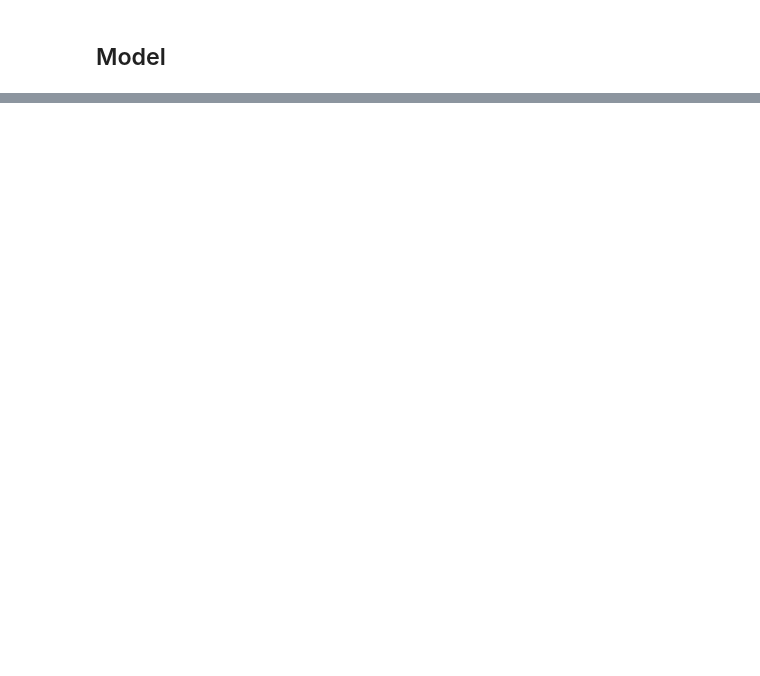
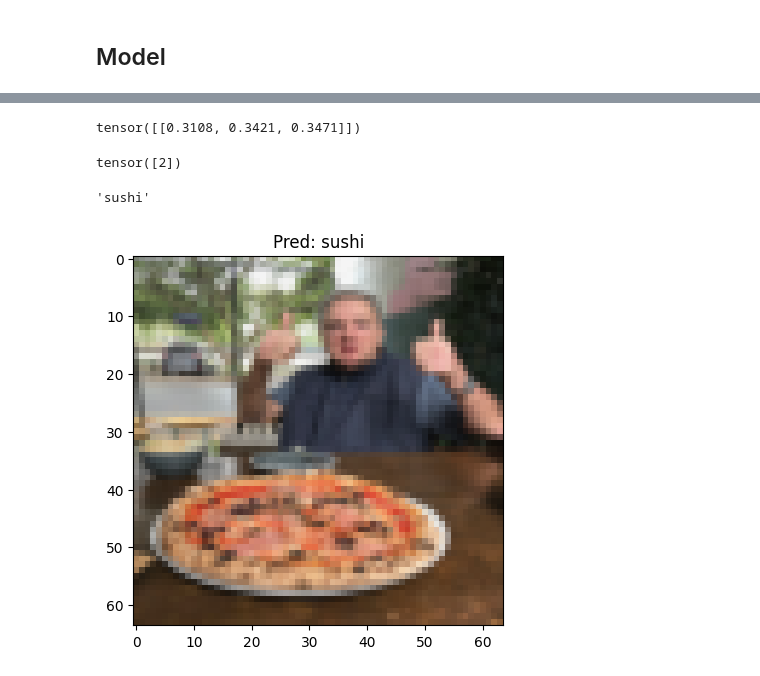
Before and after one commit to SayatAbdikul/Food_classification, a Jupyter notebook: food_classification.ipynb, the cells around one changed output, grey strips where cells are left out. Saved outputs shown, nothing was run; the diff lists cells and outputs as text; code cells hidden in the pictures; blank space fills up the shorter version.

```diff
--- a/food_classification.ipynb
+++ b/food_classification.ipynb
@@ -200,0 +608,40 @@ test_loader = DataLoader(test_data_simple, batch_size=BATCH_SIZE,
+# %%
+custom_image_pred_probs = torch.softmax(custom_image_pred, dim=1)
+custom_image_pred_probs
+# %% [output]
+tensor([[0.3108, 0.3421, 0.3471]])
+# %%
+custom_image_pred_label = torch.argmax(custom_image_pred_probs, dim=1)
+custom_image_pred_label
+# %% [output]
+tensor([2])
+# %%
+class_names = train_data_augmented.classes
+class_names[custom_image_pred_label]
+# %% [output]
+'sushi'
+# %%
+def pred_and_plot_image(model: torch.nn.Module,
+                        image_path: str,
+                        class_names: list[str] = None,
+                        transform = None,
+                        device=device):
+  target_image = torchvision.io.read_image(image_path).type(torch.float32) / 255
+  if transform:
+    target_image = transform(target_image)
+  model.to(device)
+  model.eval()
+  with torch.inference_mode():
+    target_image_pred = model(target_image.unsqueeze(0).to(device))
+  target_image_pred_probs = torch.softmax(target_image_pred, dim=1)
+  target_image_pred_label = torch.argmax(target_image_pred_probs, dim=1)
+  plt.imshow(target_image.permute(1, 2, 0))
+  if class_names:
+    plt.title(f"Pred: {class_names[target_image_pred_label]}")
+  else:
+    plt.title(f"Pred: {target_image_pred_label}")
+# %%
+pred_and_plot_image(model=model_1, image_path=custom_image_path,
+                    class_names=class_names, transform=custom_image_transform)
+# %% [output]
+[figure, added]
```
Also changed, not shown: parts of 45 cells of this notebook.
